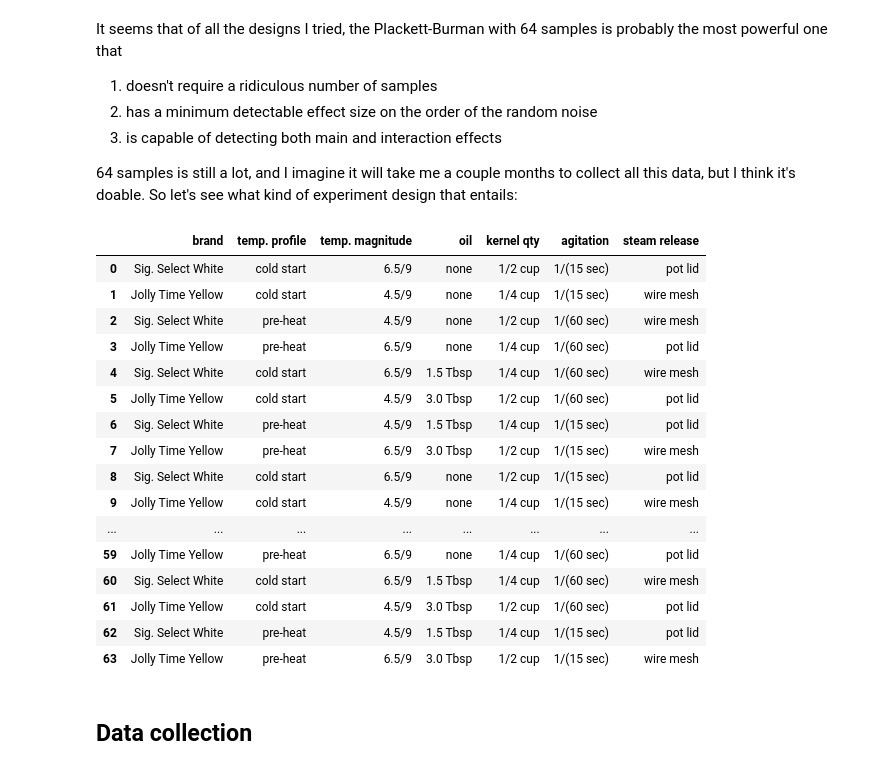
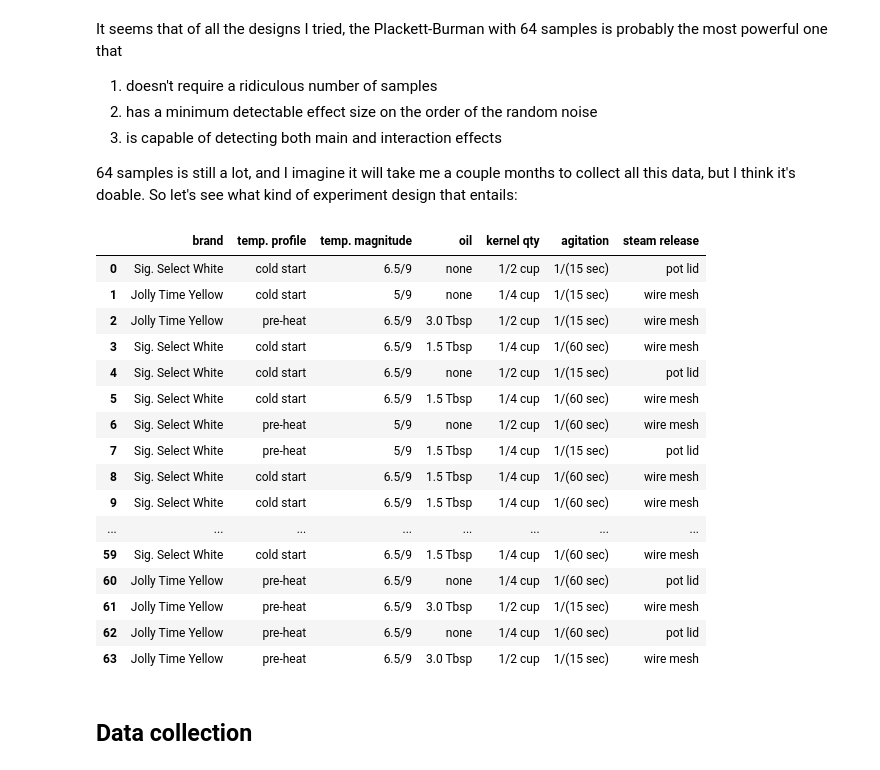
Before and after one commit to ecotner/popcorn-experiments, a Jupyter notebook: experiments/exp001/exp001.ipynb, the cells around one changed output. Drawn from its saved outputs; the diff is of its cells as text; code cells hidden in the pictures.

Commit message:
second trial update

```diff
--- a/experiments/exp001/exp001.ipynb
+++ b/experiments/exp001/exp001.ipynb
@@ -389,46 +389,50 @@ It seems that of all the designs I tried, the Plackett-Burman with 64 samples is
 64 samples is still a lot, and I imagine it will take me a couple months to collect all this data, but I think it's doable.
 So let's see what kind of experiment design that entails:
 # %%
-design = doe.pbdesign(60)[:, :7]
+# Shuffle the trial order to add a bit of randomness in case there's some kind of sequential correlation inherent in the design.
+# This seed was chosen because I forgot to shuffle the trial order before doing the first two experiments, and it preserves the
+# order of the first two elements.
+np.random.seed(5575)
+design = np.random.permutation(doe.pbdesign(60)[:, :7])
 assert len(design) == 64
 design = pd.DataFrame(
     data=design,
     columns=["brand", "temp. profile", "temp. magnitude", "oil", "kernel qty", "agitation", "steam release"]
 )
 for col, low, high in [
     ("brand", "Sig. Select White", "Jolly Time Yellow"),
     ("temp. profile", "cold start", "pre-heat"),
-    ("temp. magnitude", "4.5/9", "6.5/9"),
+    ("temp. magnitude", "5/9", "6.5/9"),
     ("oil", "none", "some"),
     ("kernel qty", "1/4 cup", "1/2 cup"),
     ("agitation", "1/(60 sec)", "1/(15 sec)"),
     ("steam release", "pot lid", "wire mesh")
 ]:
     design[col] = design[col].map({-1: low, +1: high})
 # update oil qty based on kernel qty
 design["oil"] = design.apply(
     lambda row: str((3 / 0.5) * eval(row["kernel qty"][:3])) + " Tbsp" if row["oil"] != "none" else "none",
     axis=1,
 )
 with pd.option_context("display.max_rows", 64):
     display(design)
 # %% [output]
 |  | brand | temp. profile | temp. magnitude | oil | kernel qty | agitation | steam release |
 | 0 | Sig. Select White | cold start | 6.5/9 | none | 1/2 cup | 1/(15 sec) | pot lid |
-| 1 | Jolly Time Yellow | cold start | 4.5/9 | none | 1/4 cup | 1/(15 sec) | wire mesh |
-| 2 | Sig. Select White | pre-heat | 4.5/9 | none | 1/2 cup | 1/(60 sec) | wire mesh |
-| 3 | Jolly Time Yellow | pre-heat | 6.5/9 | none | 1/4 cup | 1/(60 sec) | pot lid |
-| 4 | Sig. Select White | cold start | 6.5/9 | 1.5 Tbsp | 1/4 cup | 1/(60 sec) | wire mesh |
-| 5 | Jolly Time Yellow | cold start | 4.5/9 | 3.0 Tbsp | 1/2 cup | 1/(60 sec) | pot lid |
-| 6 | Sig. Select White | pre-heat | 4.5/9 | 1.5 Tbsp | 1/4 cup | 1/(15 sec) | pot lid |
-| 7 | Jolly Time Yellow | pre-heat | 6.5/9 | 3.0 Tbsp | 1/2 cup | 1/(15 sec) | wire mesh |
-| 8 | Sig. Select White | cold start | 6.5/9 | none | 1/2 cup | 1/(15 sec) | pot lid |
-| 9 | Jolly Time Yellow | cold start | 4.5/9 | none | 1/4 cup | 1/(15 sec) | wire mesh |
+| 1 | Jolly Time Yellow | cold start | 5/9 | none | 1/4 cup | 1/(15 sec) | wire mesh |
+| 2 | Jolly Time Yellow | pre-heat | 6.5/9 | 3.0 Tbsp | 1/2 cup | 1/(15 sec) | wire mesh |
+| 3 | Sig. Select White | cold start | 6.5/9 | 1.5 Tbsp | 1/4 cup | 1/(60 sec) | wire mesh |
+| 4 | Sig. Select White | cold start | 6.5/9 | none | 1/2 cup | 1/(15 sec) | pot lid |
+| 5 | Sig. Select White | cold start | 6.5/9 | 1.5 Tbsp | 1/4 cup | 1/(60 sec) | wire mesh |
+| 6 | Sig. Select White | pre-heat | 5/9 | none | 1/2 cup | 1/(60 sec) | wire mesh |
+| 7 | Sig. Select White | pre-heat | 5/9 | 1.5 Tbsp | 1/4 cup | 1/(15 sec) | pot lid |
+| 8 | Sig. Select White | cold start | 6.5/9 | 1.5 Tbsp | 1/4 cup | 1/(60 sec) | wire mesh |
+| 9 | Sig. Select White | cold start | 6.5/9 | 1.5 Tbsp | 1/4 cup | 1/(60 sec) | wire mesh |
 | ... | ... | ... | ... | ... | ... | ... | ... |
-| 59 | Jolly Time Yellow | pre-heat | 6.5/9 | none | 1/4 cup | 1/(60 sec) | pot lid |
-| 60 | Sig. Select White | cold start | 6.5/9 | 1.5 Tbsp | 1/4 cup | 1/(60 sec) | wire mesh |
-| 61 | Jolly Time Yellow | cold start | 4.5/9 | 3.0 Tbsp | 1/2 cup | 1/(60 sec) | pot lid |
-| 62 | Sig. Select White | pre-heat | 4.5/9 | 1.5 Tbsp | 1/4 cup | 1/(15 sec) | pot lid |
+| 59 | Sig. Select White | cold start | 6.5/9 | 1.5 Tbsp | 1/4 cup | 1/(60 sec) | wire mesh |
+| 60 | Jolly Time Yellow | pre-heat | 6.5/9 | none | 1/4 cup | 1/(60 sec) | pot lid |
+| 61 | Jolly Time Yellow | pre-heat | 6.5/9 | 3.0 Tbsp | 1/2 cup | 1/(15 sec) | wire mesh |
+| 62 | Jolly Time Yellow | pre-heat | 6.5/9 | none | 1/4 cup | 1/(60 sec) | pot lid |
 | 63 | Jolly Time Yellow | pre-heat | 6.5/9 | 3.0 Tbsp | 1/2 cup | 1/(15 sec) | wire mesh |
 # %% [markdown]
 ## Data collection
```
Also changed, not shown: parts of 2 cells of this notebook, 2 other files.
